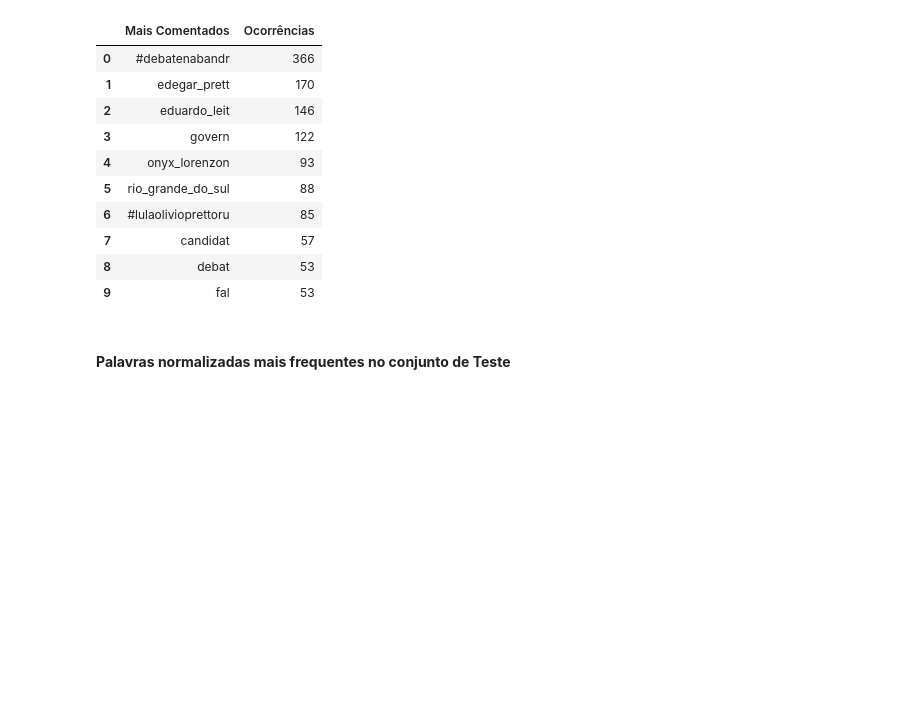
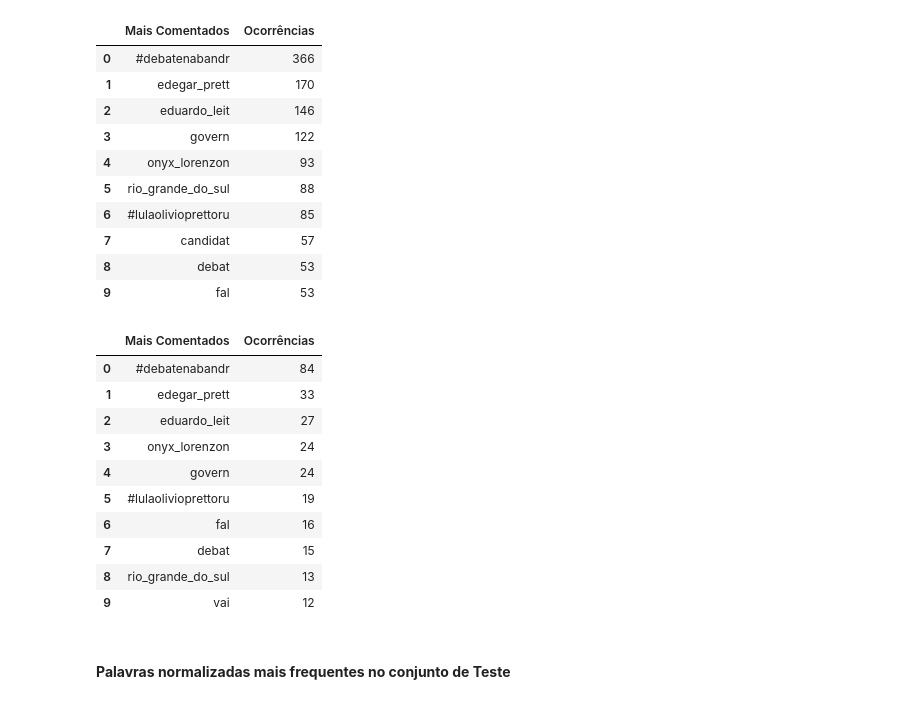
Before and after one commit to jhonatapers/MLPTweets, a Jupyter notebook: Tweets.ipynb, the cells around one changed output. Cells and saved outputs as stored; diff of their text form; code cells hidden in the pictures; blank space fills up the shorter version.

```diff
--- a/Tweets.ipynb
+++ b/Tweets.ipynb
@@ -318,6 +318,27 @@ temp.style.background_gradient(cmap='Blues')
 | 7 | candidat | 57 |
 | 8 | debat | 53 |
 | 9 | fal | 53 |
+# %%
+from collections import Counter
+
+normaliza(validacao)
+validacao['temp_list'] = validacao['text'].apply(lambda x:str(x).split())
+top = Counter([item for sublist in validacao['temp_list'] for item in sublist])
+temp = pd.DataFrame(top.most_common(10))
+temp.columns = ['Mais Comentados','Ocorrências']
+temp.style.background_gradient(cmap='Reds')
+# %% [output]
+|  | Mais Comentados | Ocorrências |
+| 0 | #debatenabandr | 84 |
+| 1 | edegar_prett | 33 |
+| 2 | eduardo_leit | 27 |
+| 3 | onyx_lorenzon | 24 |
+| 4 | govern | 24 |
+| 5 | #lulaolivioprettoru | 19 |
+| 6 | fal | 16 |
+| 7 | debat | 15 |
+| 8 | rio_grande_do_sul | 13 |
+| 9 | vai | 12 |
 # %% [markdown]
 #### **Palavras normalizadas mais frequentes no conjunto de Teste**
 # %%
```
Also changed, not shown: parts of 4 cells of this notebook.
